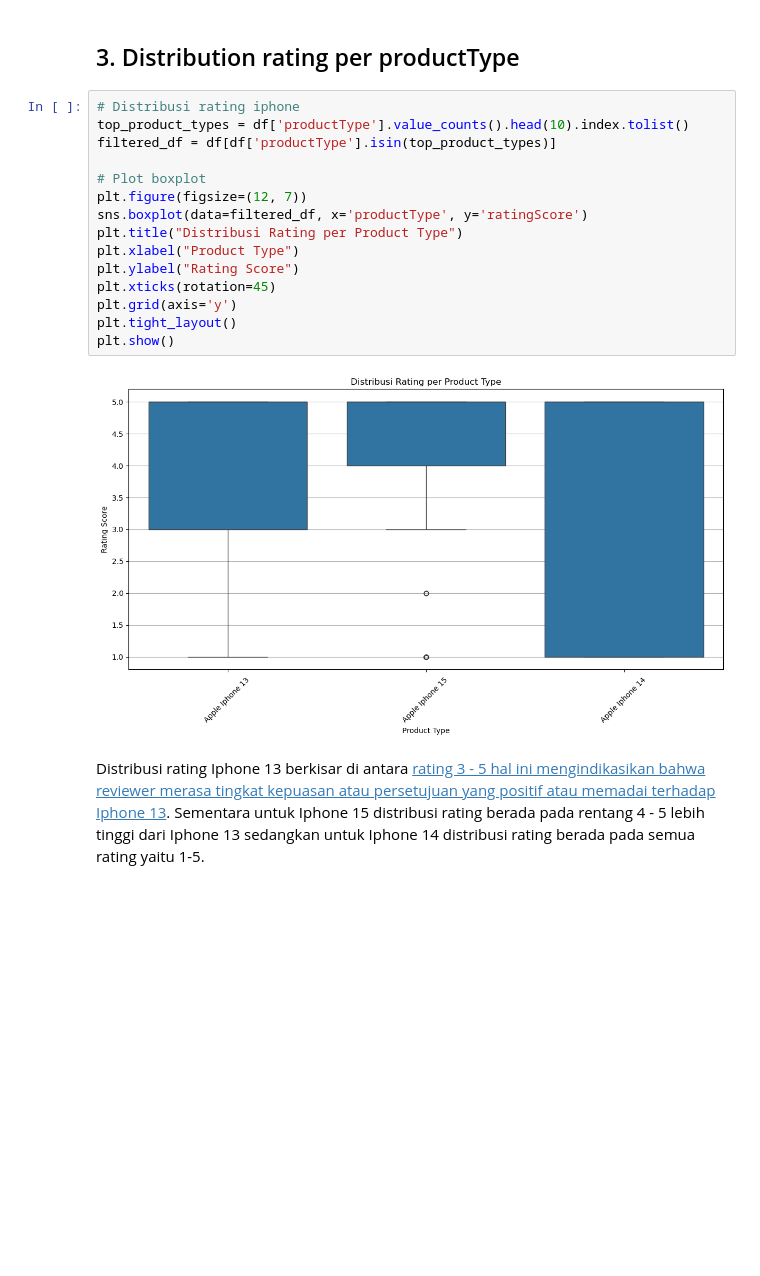
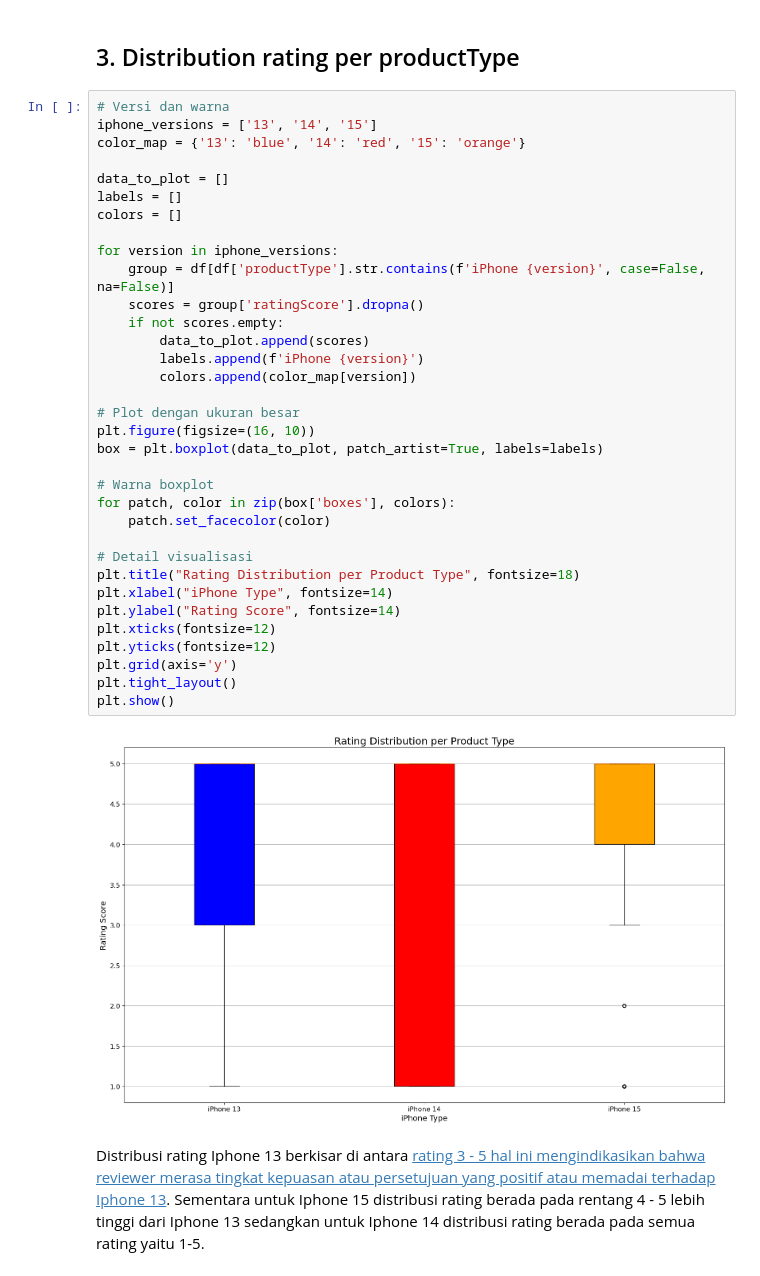
Before and after one commit to FTDS-assignment-bay/p2-final-project-ftds-027-hck-group-001, a Jupyter notebook: wordcloud.ipynb, the cells around one changed output. Saved outputs shown, nothing was run; the diff lists cells and outputs as text; blank space fills up the shorter version.

```diff
--- a/wordcloud.ipynb
+++ b/wordcloud.ipynb
@@ -784,22 +784,41 @@ Sementara itu, iPhone 14 menunjukkan jumlah ulasan terbanyak berasal dari Amerik
 # %% [markdown]
 ## 3. Distribution rating per productType
 # %%
-# Distribusi rating iphone
-top_product_types = df['productType'].value_counts().head(10).index.tolist()
-filtered_df = df[df['productType'].isin(top_product_types)]
+# Versi dan warna
+iphone_versions = ['13', '14', '15']
+color_map = {'13': 'blue', '14': 'red', '15': 'orange'}
 
-# Plot boxplot
-plt.figure(figsize=(12, 7))
-sns.boxplot(data=filtered_df, x='productType', y='ratingScore')
-plt.title("Distribusi Rating per Product Type")
-plt.xlabel("Product Type")
-plt.ylabel("Rating Score")
-plt.xticks(rotation=45)
+data_to_plot = []
+labels = []
+colors = []
+
+for version in iphone_versions:
+    group = df[df['productType'].str.contains(f'iPhone {version}', case=False, na=False)]
+    scores = group['ratingScore'].dropna()
+    if not scores.empty:
+        data_to_plot.append(scores)
+        labels.append(f'iPhone {version}')
+        colors.append(color_map[version])
+
+# Plot dengan ukuran besar
+plt.figure(figsize=(16, 10))
+box = plt.boxplot(data_to_plot, patch_artist=True, labels=labels)
+
+# Warna boxplot
+for patch, color in zip(box['boxes'], colors):
+    patch.set_facecolor(color)
+
+# Detail visualisasi
+plt.title("Rating Distribution per Product Type", fontsize=18)
+plt.xlabel("iPhone Type", fontsize=14)
+plt.ylabel("Rating Score", fontsize=14)
+plt.xticks(fontsize=12)
+plt.yticks(fontsize=12)
 plt.grid(axis='y')
 plt.tight_layout()
 plt.show()
 # %% [output]
-[figure, old version]
+[figure, new version]
 # %% [markdown]
 Distribusi rating Iphone 13 berkisar di antara [rating 3 - 5 hal ini mengindikasikan bahwa reviewer merasa tingkat kepuasan atau persetujuan yang positif atau memadai terhadap Iphone 13](https://dqlab.id/statistika-yuk-kenalan-dengan-4-jenis-skala-self-report#:~:text=Contoh%20skala%20likert%20yang%20sering%20digunakan:%20*,Puas%2C%20Tidak%20Puas%2C%20Cukup%2C%20Puas%2C%20Sangat%20Puas.). Sementara untuk Iphone 15 distribusi rating berada pada rentang 4 - 5 lebih tinggi dari Iphone 13 sedangkan untuk Iphone 14 distribusi rating berada pada semua rating yaitu 1-5.
 # %% [markdown]
```
Also changed, not shown: parts of 2 cells of this notebook.
